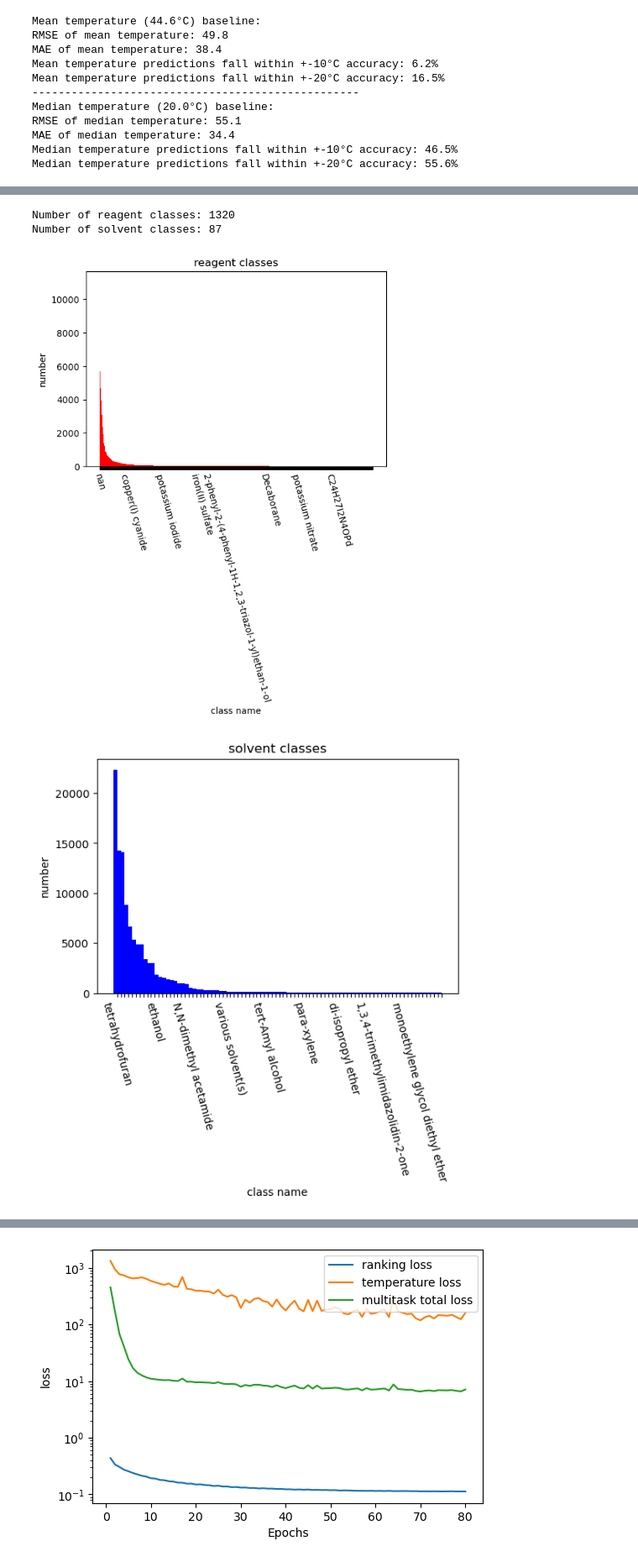
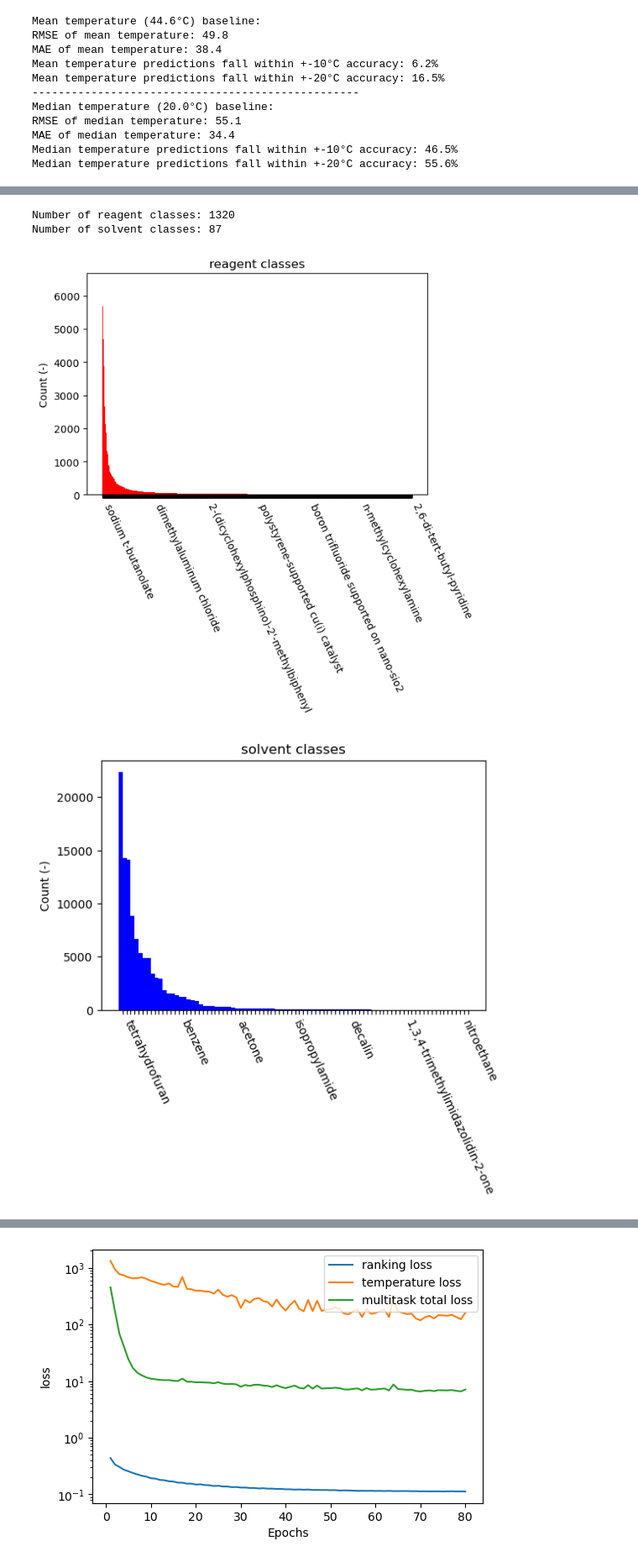
Before and after one commit to Lung-Yi/rxn_yield_context, a Jupyter notebook: analyze_data/data_distribution.ipynb, the cells around one changed output, grey strips where cells are left out. Shown: that part at 84% size. Cells and saved outputs as stored; diff of their text form; code cells hidden in the pictures.

```diff
--- a/analyze_data/data_distribution.ipynb
+++ b/analyze_data/data_distribution.ipynb
@@ -412,37 +415,37 @@ plt.savefig("../saved_figures/yield_distribution.svg", format="svg", bbox_inches
 # %%
 # Visualize reagent and solvent classes distribution
 def plot_classes(classes_list, title = '', color = 'r', save_path=None):
     names, counts = zip(*classes_list)
-    show = len(names)//8
-    names = [n if ((i+1)%show == 1) else '' for i, n in enumerate(names) ]
+    show = len(names)//6
+    names = [n.lower() if ((i+1)%show == 1) else '' for i, n in enumerate(names) ]
     pos = np.arange(len(names))
     width = 1.0
     plt.figure(dpi=100)
     ax = plt.axes()
     ax.set_xticks(pos + (width / 2))
-    ax.set_xticklabels(names, rotation=-75)
-    plt.ylabel('number')
-    plt.xlabel('class name')
+    ax.set_xticklabels(names, rotation=-65, ha='left')
+    plt.ylabel('Count (-)')
+    # plt.xlabel('class name')
     plt.title(title)
     plt.bar(pos, counts, width, color=color)
     if save_path:
         plt.savefig(save_path, format="svg", bbox_inches = "tight")
 
 reag_list = []; solv_list = [];
 for reagent, solvent in zip(reagents, solvents):
     reag_list += reagent.split('; ')
     solv_list += solvent.split('; ')
 reag_list = list(Counter(reag_list).items())
 reag_list = sorted(reag_list, key=lambda x:x[1], reverse=True)
 solv_list = list(Counter(solv_list).items())
 solv_list = sorted(solv_list, key=lambda x:x[1], reverse=True)
 
-plot_classes(reag_list, title = 'reagent classes', color = 'r', save_path = "../saved_figures/reagent_class.svg")
+plot_classes(reag_list[1:], title = 'reagent classes', color = 'r', save_path = "../saved_figures/reagent_class.svg")
 plot_classes(solv_list, title = 'solvent classes', color = 'b', save_path = "../saved_figures/solvent_class.svg")
 print("Number of reagent classes: {}".format(len(reag_list)))
 print("Number of solvent classes: {}".format(len(solv_list)))
 # %% [output]
 Number of reagent classes: 1320
 Number of solvent classes: 87
-[figure, old version]
+[figure, new version]
-[figure, old version]
+[figure, new version]
```
Also changed, not shown: parts of 5 cells of this notebook, 17 other files.
